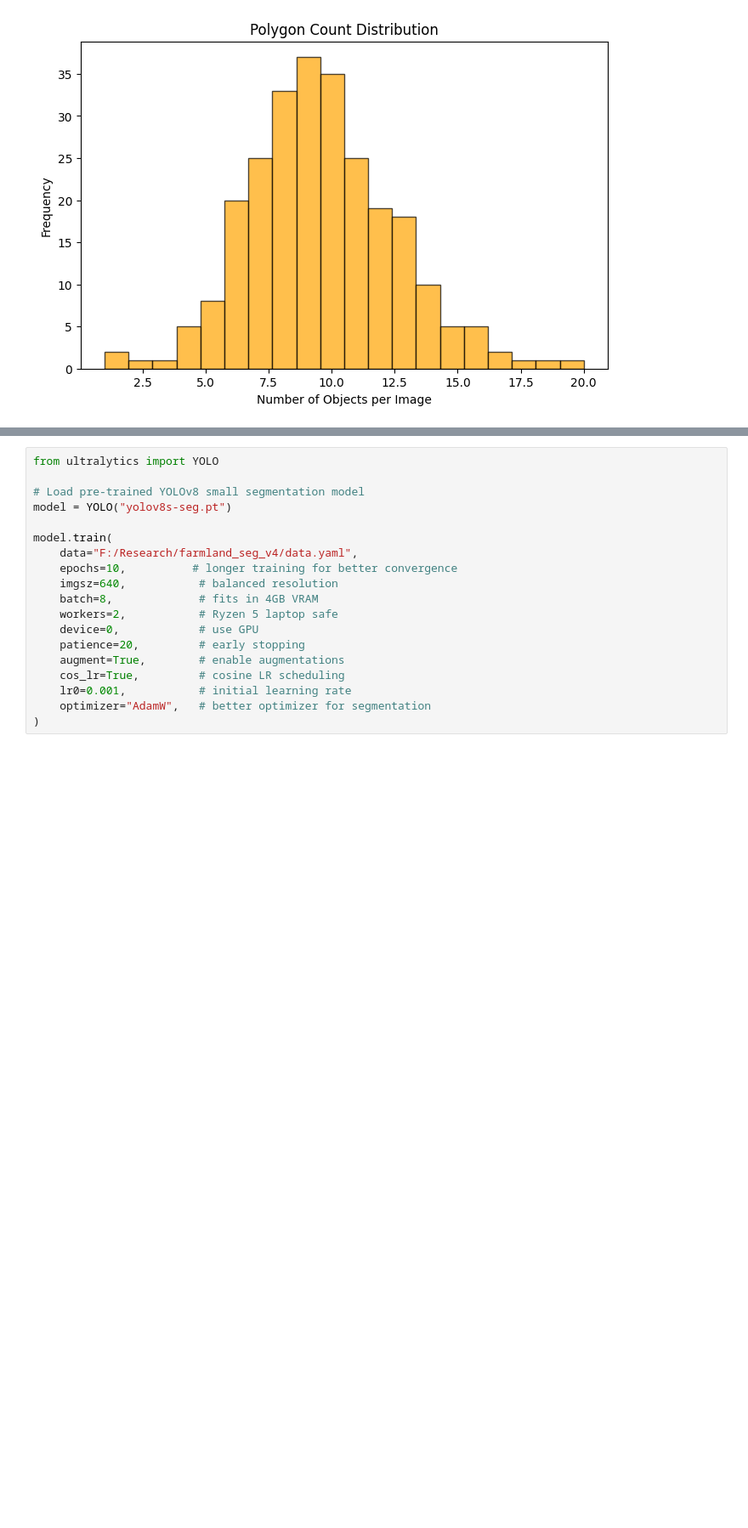
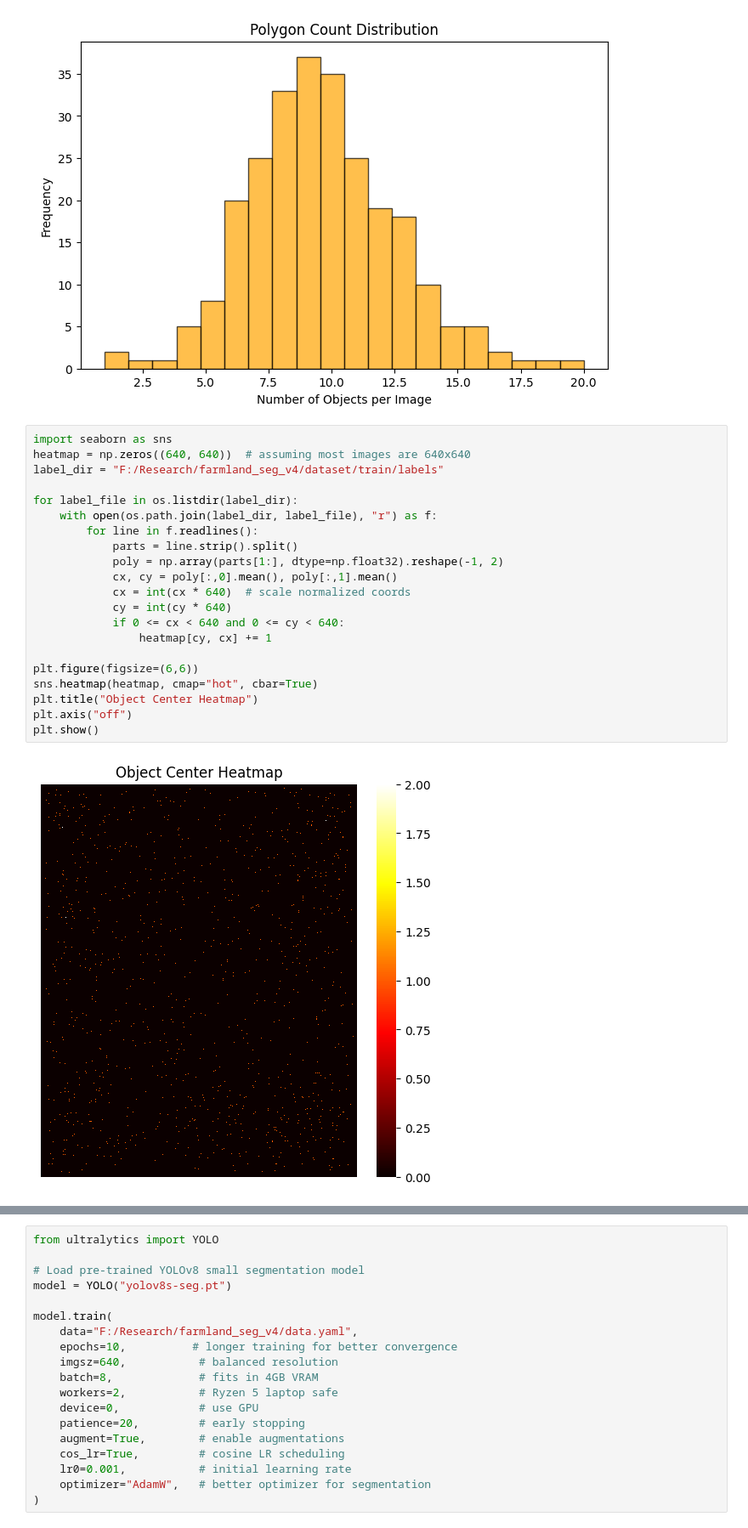
Before and after one commit to murad-02/farmland_seg_v4, a Jupyter notebook: notebooks/train.ipynb, the cells around one changed output, grey strips where cells are left out. Shown at 85% size. Saved outputs shown, nothing was run; the diff lists cells and outputs as text; blank space fills up the shorter version.

Commit message:
added more visualization

```diff
--- a/notebooks/train.ipynb
+++ b/notebooks/train.ipynb
@@ -111,3 +111,26 @@ plt.title("Polygon Count Distribution")
 plt.show()
 # %% [output]
 [figure]
+# %%
+import seaborn as sns
+heatmap = np.zeros((640, 640))  # assuming most images are 640x640
+label_dir = "F:/Research/farmland_seg_v4/dataset/train/labels"
+
+for label_file in os.listdir(label_dir):
+    with open(os.path.join(label_dir, label_file), "r") as f:
+        for line in f.readlines():
+            parts = line.strip().split()
+            poly = np.array(parts[1:], dtype=np.float32).reshape(-1, 2)
+            cx, cy = poly[:,0].mean(), poly[:,1].mean()
+            cx = int(cx * 640)  # scale normalized coords
+            cy = int(cy * 640)
+            if 0 <= cx < 640 and 0 <= cy < 640:
+                heatmap[cy, cx] += 1
+
+plt.figure(figsize=(6,6))
+sns.heatmap(heatmap, cmap="hot", cbar=True)
+plt.title("Object Center Heatmap")
+plt.axis("off")
+plt.show()
+# %% [output]
+[figure, added]
```
Also changed, not shown: parts of 1 cell of this notebook.
